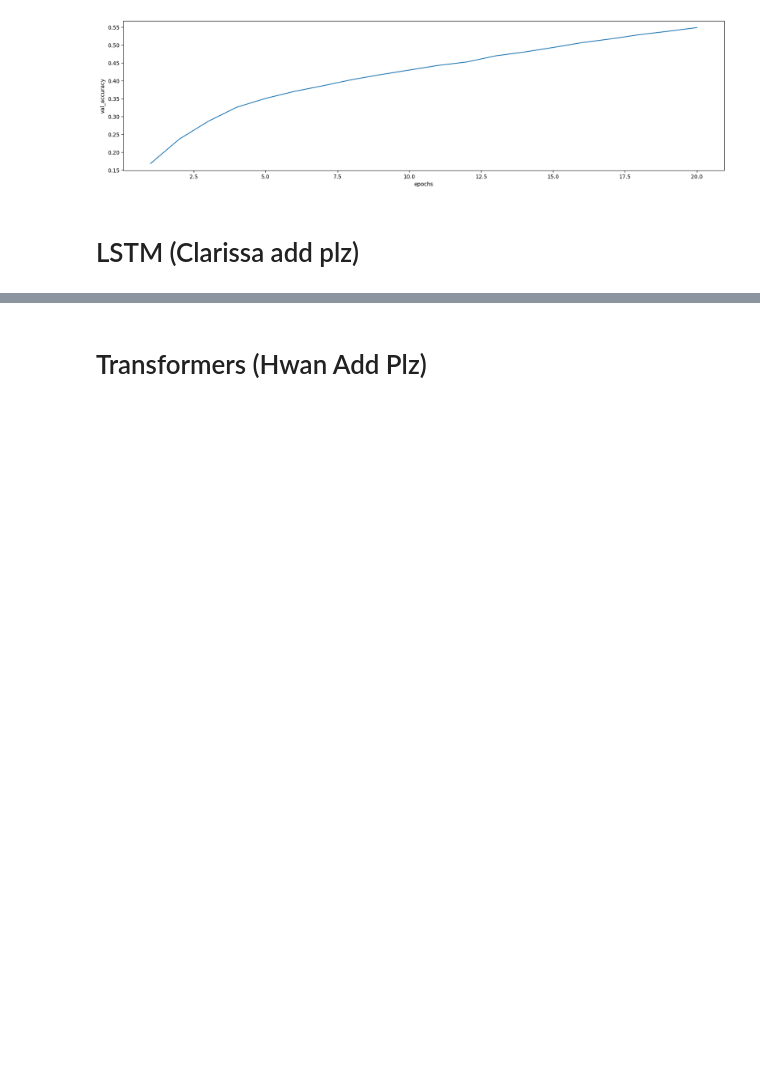
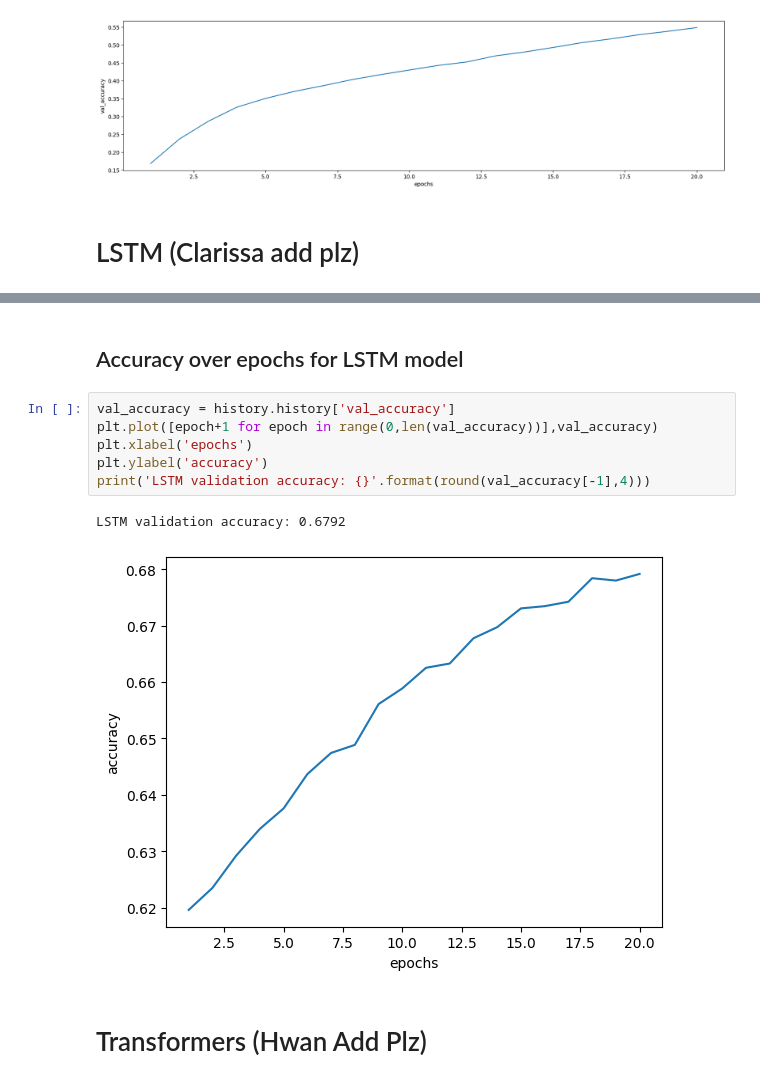
Before and after one commit to kevin-otter-liu/TextEmotionRecognition, a Jupyter notebook: Group_project.ipynb, the cells around one changed output, grey strips where cells are left out. Saved outputs shown, nothing was run; the diff lists cells and outputs as text; blank space fills up the shorter version.

```diff
--- a/Group_project.ipynb
+++ b/Group_project.ipynb
@@ -973,3 +1055,14 @@ GRU validation accuracy: 0.5491
+# %% [markdown]
+## Accuracy over epochs for LSTM model
+# %%
+val_accuracy = history.history['val_accuracy']
+plt.plot([epoch+1 for epoch in range(0,len(val_accuracy))],val_accuracy)
+plt.xlabel('epochs')
+plt.ylabel('accuracy')
+print('LSTM validation accuracy: {}'.format(round(val_accuracy[-1],4)))
+# %% [output]
+LSTM validation accuracy: 0.6792
+[figure, added]
 # %% [markdown]
 # Transformers (Hwan Add Plz)
 # %% [markdown]
```
Also changed, not shown: parts of 12 cells of this notebook.
